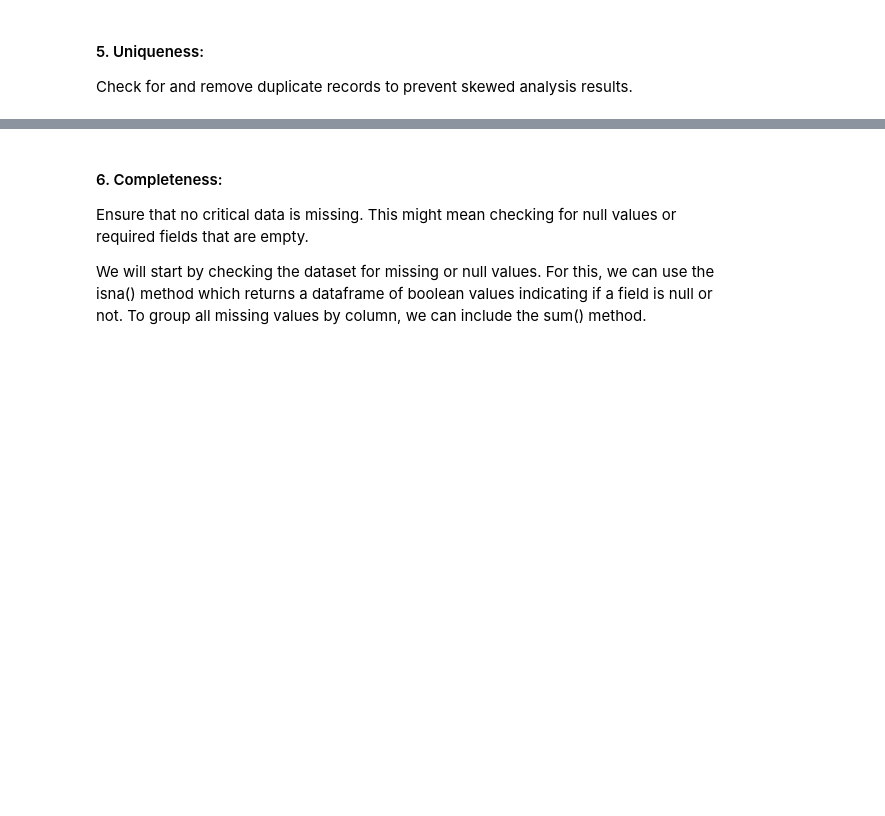
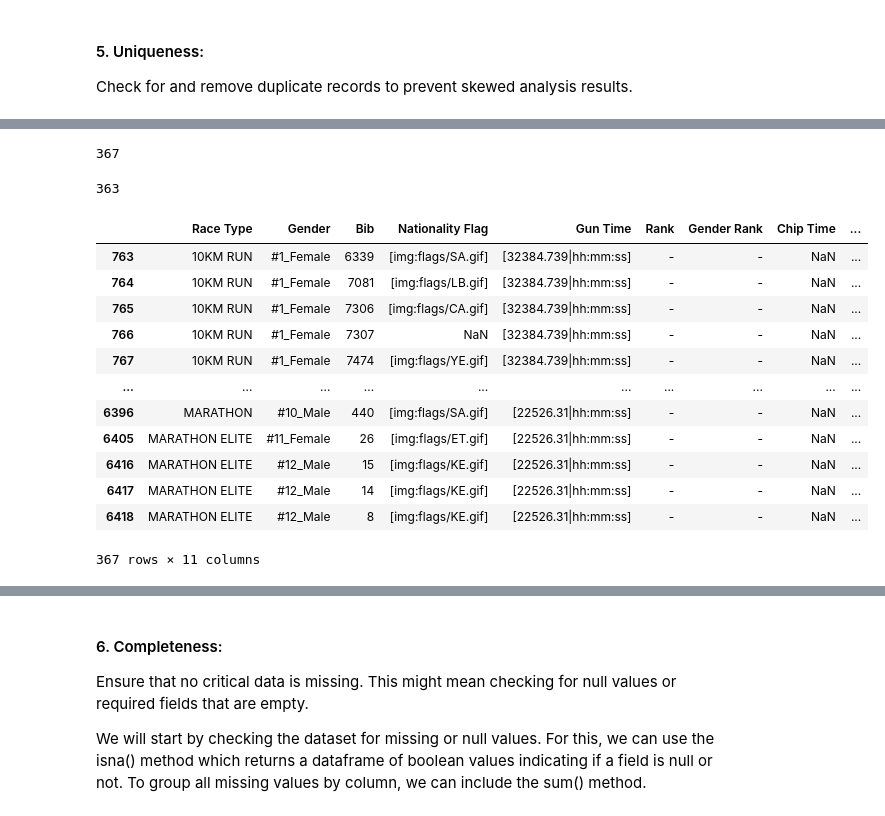
Before and after one commit to Tuwaiq-DS-ML-bootcamp-V-9/Usecase-1, a Jupyter notebook: 4-EDA explain - usecase1-v2.ipynb, the cells around one changed output, grey strips where cells are left out. Drawn from its saved outputs; the diff is of its cells as text; code cells hidden in the pictures; blank space fills up the shorter version.

```diff
--- a/4-EDA explain - usecase1-v2.ipynb
+++ b/4-EDA explain - usecase1-v2.ipynb
@@ -287,2 +300,8 @@ marathon_df_2022.duplicated(['Bib']).sum()
+# %%
+marathon_df_2022.duplicated(['Rank']).sum()
+# %% [output]
+367
 # %%
-marathon_df_2022.duplicated(['Rank']).sum()
+marathon_df_2022.duplicated(['Race Type', 'Rank']).sum()
+# %% [output]
+363
@@ -290,0 +308,16 @@ marathon_df_2022[marathon_df_2022.duplicated()].describe()
+# %%
+marathon_df_2022[(marathon_df_2022.duplicated(['Rank']))]
+# %% [output]
+|  | Race Type | Gender | Bib | Nationality Flag | Gun Time | Rank | Gender Rank | Chip Time | ... |
+| 763 | 10KM RUN | #1_Female | 6339 | [img:flags/SA.gif] | [32384.739|hh:mm:ss] | - | - | NaN | ... |
+| 764 | 10KM RUN | #1_Female | 7081 | [img:flags/LB.gif] | [32384.739|hh:mm:ss] | - | - | NaN | ... |
+| 765 | 10KM RUN | #1_Female | 7306 | [img:flags/CA.gif] | [32384.739|hh:mm:ss] | - | - | NaN | ... |
+| 766 | 10KM RUN | #1_Female | 7307 | NaN | [32384.739|hh:mm:ss] | - | - | NaN | ... |
+| 767 | 10KM RUN | #1_Female | 7474 | [img:flags/YE.gif] | [32384.739|hh:mm:ss] | - | - | NaN | ... |
+| ... | ... | ... | ... | ... | ... | ... | ... | ... | ... |
+| 6396 | MARATHON | #10_Male | 440 | [img:flags/SA.gif] | [22526.31|hh:mm:ss] | - | - | NaN | ... |
+| 6405 | MARATHON ELITE | #11_Female | 26 | [img:flags/ET.gif] | [22526.31|hh:mm:ss] | - | - | NaN | ... |
+| 6416 | MARATHON ELITE | #12_Male | 15 | [img:flags/KE.gif] | [22526.31|hh:mm:ss] | - | - | NaN | ... |
+| 6417 | MARATHON ELITE | #12_Male | 14 | [img:flags/KE.gif] | [22526.31|hh:mm:ss] | - | - | NaN | ... |
+| 6418 | MARATHON ELITE | #12_Male | 8 | [img:flags/KE.gif] | [22526.31|hh:mm:ss] | - | - | NaN | ... |
+367 rows × 11 columns
```
Also changed, not shown: parts of 30 cells of this notebook.
